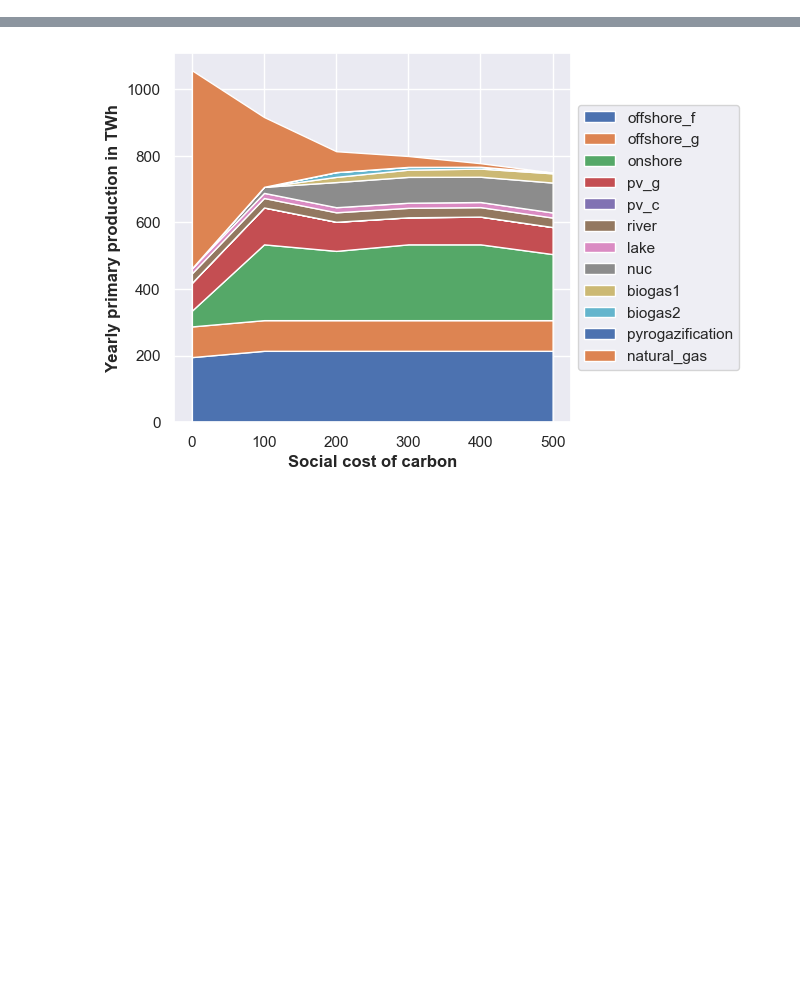
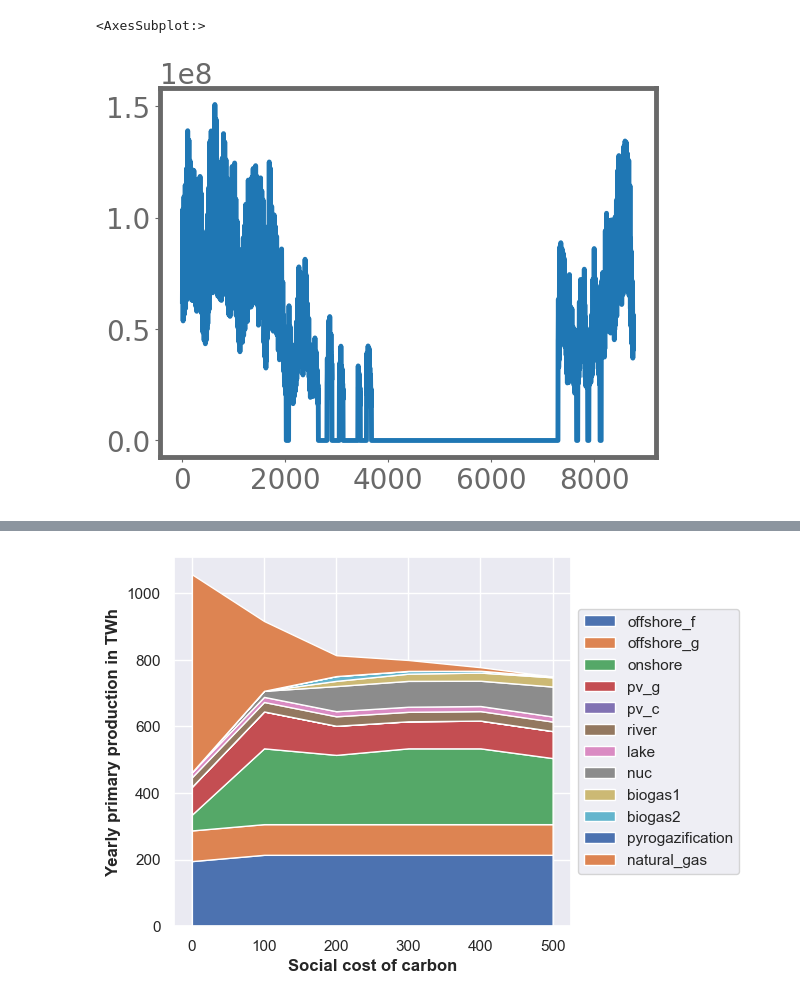
Before and after one commit to CIRED/EOLES-Coupling, a Jupyter notebook: greenfield_with_heat.ipynb, the cells around one changed output, grey strips where cells are left out. Saved outputs shown, nothing was run; the diff lists cells and outputs as text; code cells hidden in the pictures; blank space fills up the shorter version.

```diff
--- a/greenfield_with_heat.ipynb
+++ b/greenfield_with_heat.ipynb
@@ -75,0 +46,5 @@ heating_need_tot.sum() / 0.8
+# %%
+sns.lineplot(dict_heat["global"])
+# %% [output]
+<AxesSubplot:>
+[figure, added]
```
Also changed, not shown: parts of 19 cells of this notebook, 11 other files.
